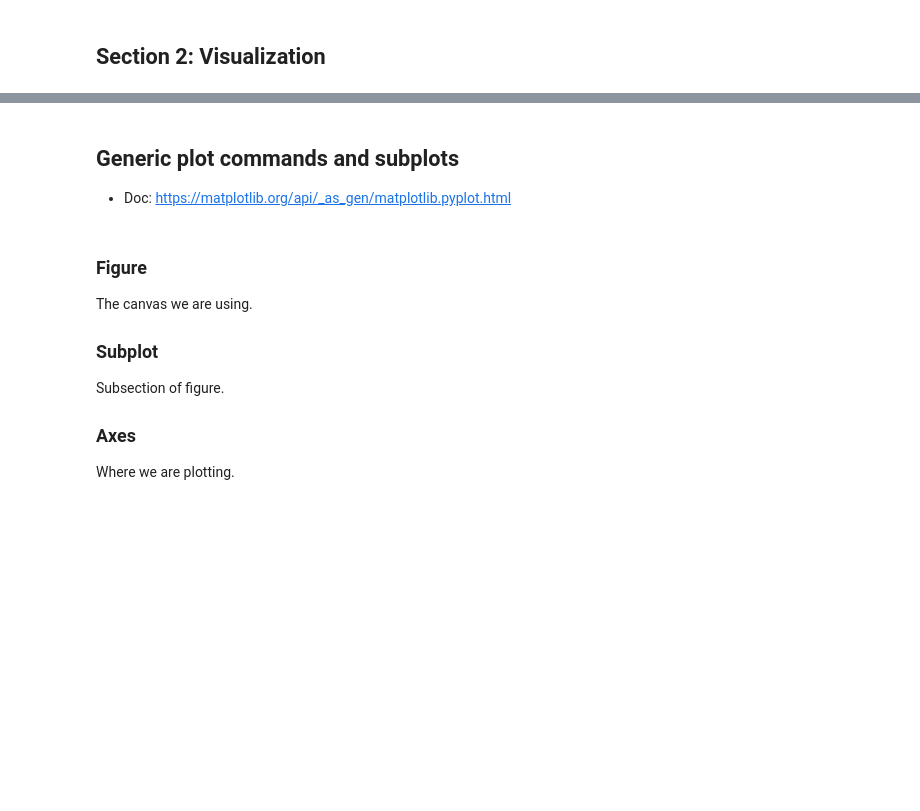
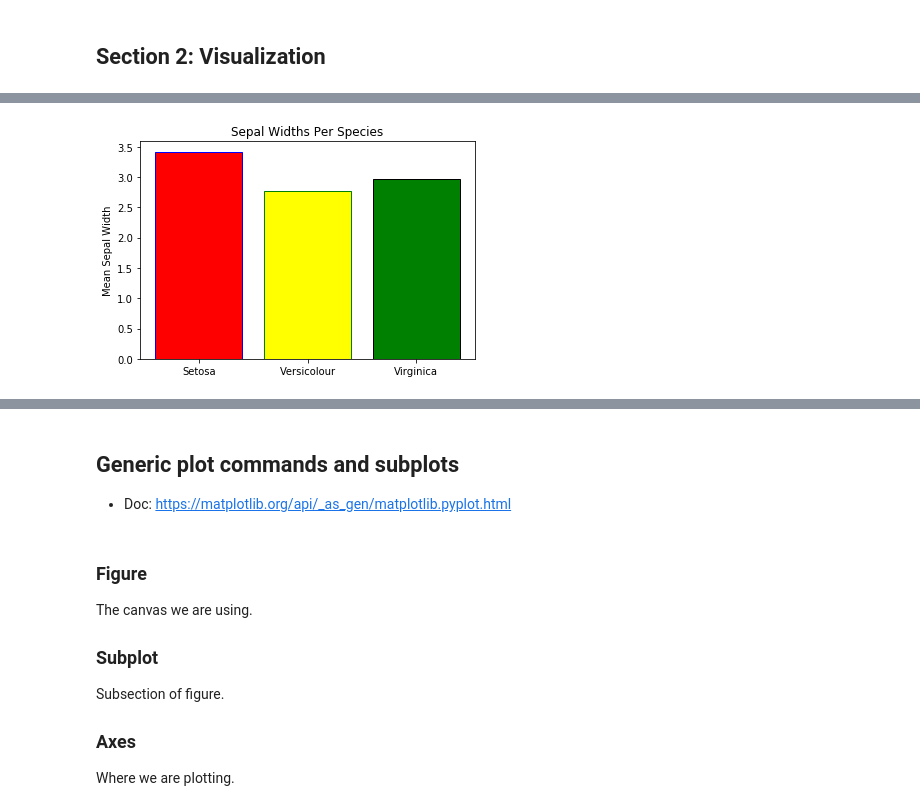
Before and after one commit to biof509/spring2019, a Jupyter notebook: docs/_downloads/Week2.ipynb, the cells around one changed output, grey strips where cells are left out. Cells and saved outputs as stored; diff of their text form; code cells hidden in the pictures; blank space fills up the shorter version.

```diff
--- a/docs/_downloads/Week2.ipynb
+++ b/docs/_downloads/Week2.ipynb
@@ -424,11 +838,13 @@ plt.show()
 # %%
-plt.bar(y_pos, mean_widths, color="red" )#, color=("red", "yellow", "green"), edgecolor=("blue", "green", "black")) # bottom=0, align='edge', width=(.1, .2, .3) , alpha=0.5)
+plt.bar(y_pos, mean_widths, color=("red", "yellow", "green"), edgecolor=("blue", "green", "black")) # bottom=0, align='edge', width=(.1, .2, .3) , alpha=0.5)
 # barh / yticks
 plt.xticks(y_pos, species)
 plt.ylabel('Mean Sepal Width')
 plt.title('Sepal Widths Per Species')
 
 plt.show()
+# %% [output]
+[figure, added]
 # %%
 # Box plots:
 # https://matplotlib.org/api/_as_gen/matplotlib.pyplot.boxplot.html
```
Also changed, not shown: parts of 89 cells of this notebook, 23 other files.
